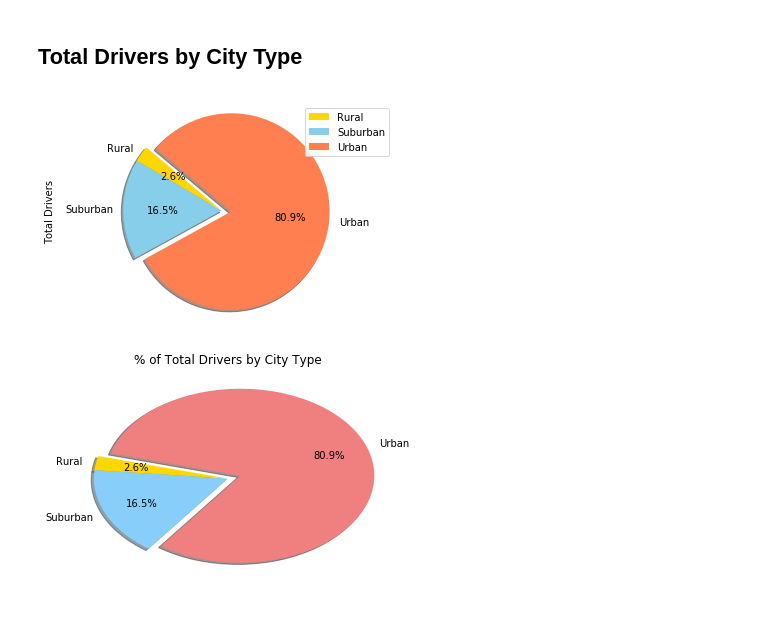
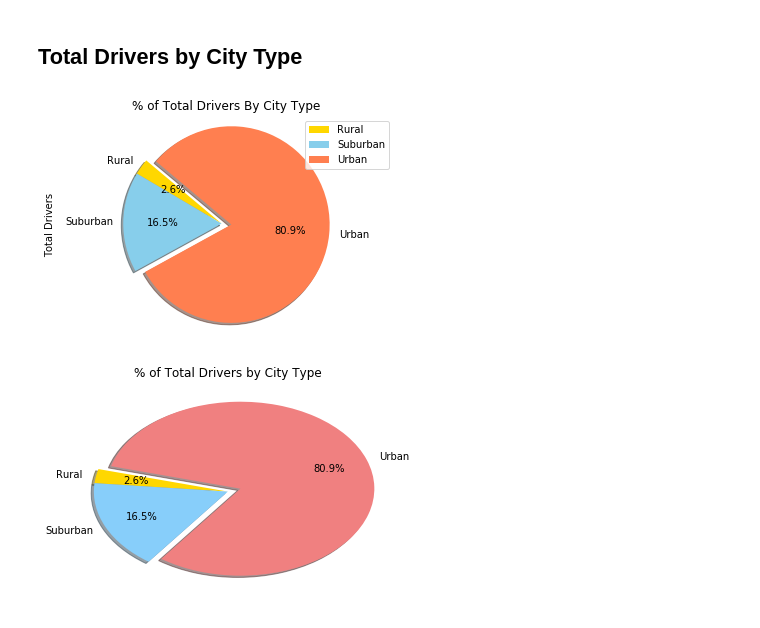
Before and after one commit to tjgrafft/Pyber_Analysis_Matplotlib, a Jupyter notebook: Pyber/pyber_TJG.ipynb, the cells around one changed output. Drawn from its saved outputs; the diff is of its cells as text; code cells hidden in the pictures.

```diff
--- a/Pyber/pyber_TJG.ipynb
+++ b/Pyber/pyber_TJG.ipynb
@@ -161,25 +163,26 @@ plt.show()
 # %%
 # Calculate Driver Percents
 drive_group = city_data_one.groupby(["type"])
 sum_drive = drive_group.sum()
 
 
 # Build Pie Charts
 colors = ['gold', 'skyblue', 'coral']
 explode = (0, 0, 0.1)
 labels = ['Urban', 'Suburban', 'Rural']
 
 total_drivers = sum_drive[["driver_count"]]
 total_drivers['Total Drivers'] = total_drivers['driver_count']
 
 total_drivers.plot(kind='pie', y = 'Total Drivers', explode=explode, colors=colors, autopct='%1.1f%%', shadow=True, startangle=140)
 
 plt.axis("equal")
+plt.title("% of Total Drivers By City Type")
 # Save an image of our chart and print the final product to the screen
 plt.savefig("TotalDriversPies.png")
 plt.show()
 # %% [output]
-[figure, old version]
+[figure, new version]
 # %%
 # Show Figure
 plt.show()
```
Also changed, not shown: parts of 2 cells of this notebook, 3 other files.
